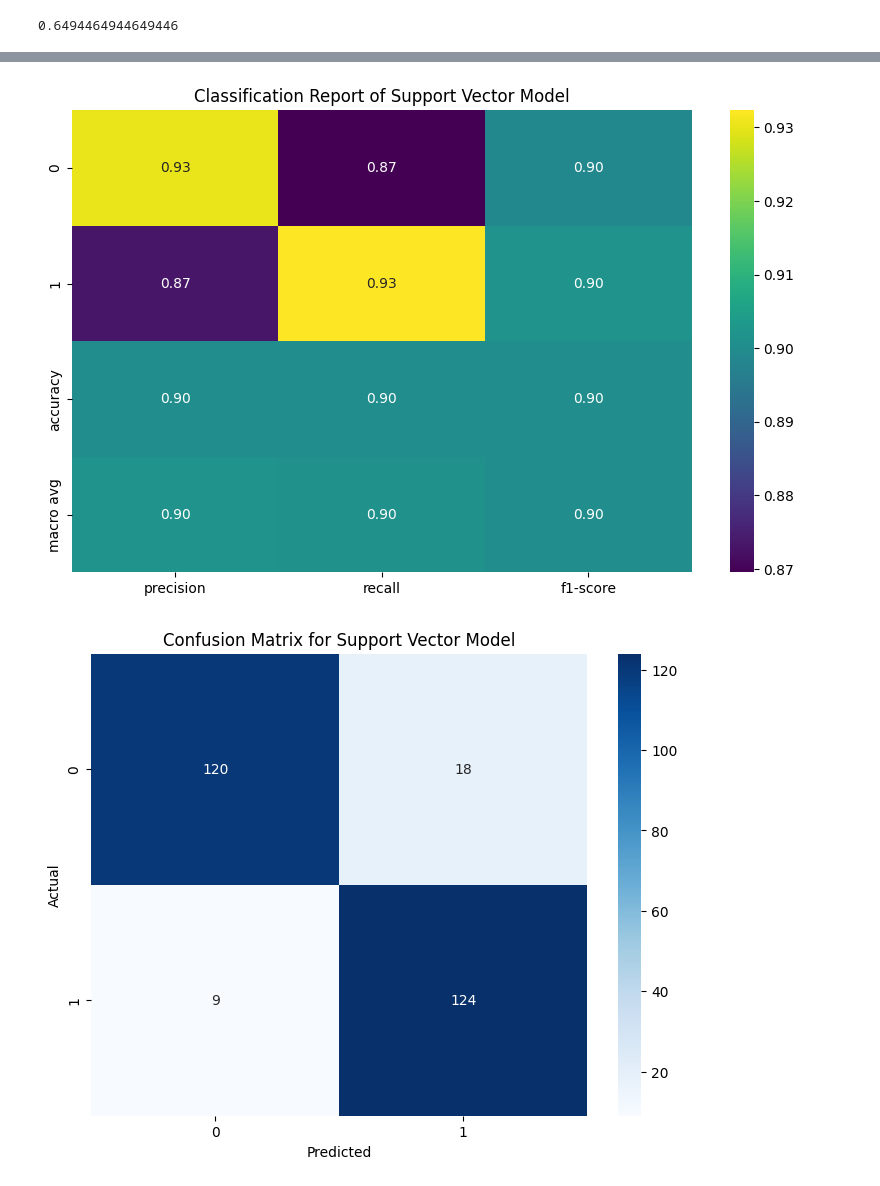
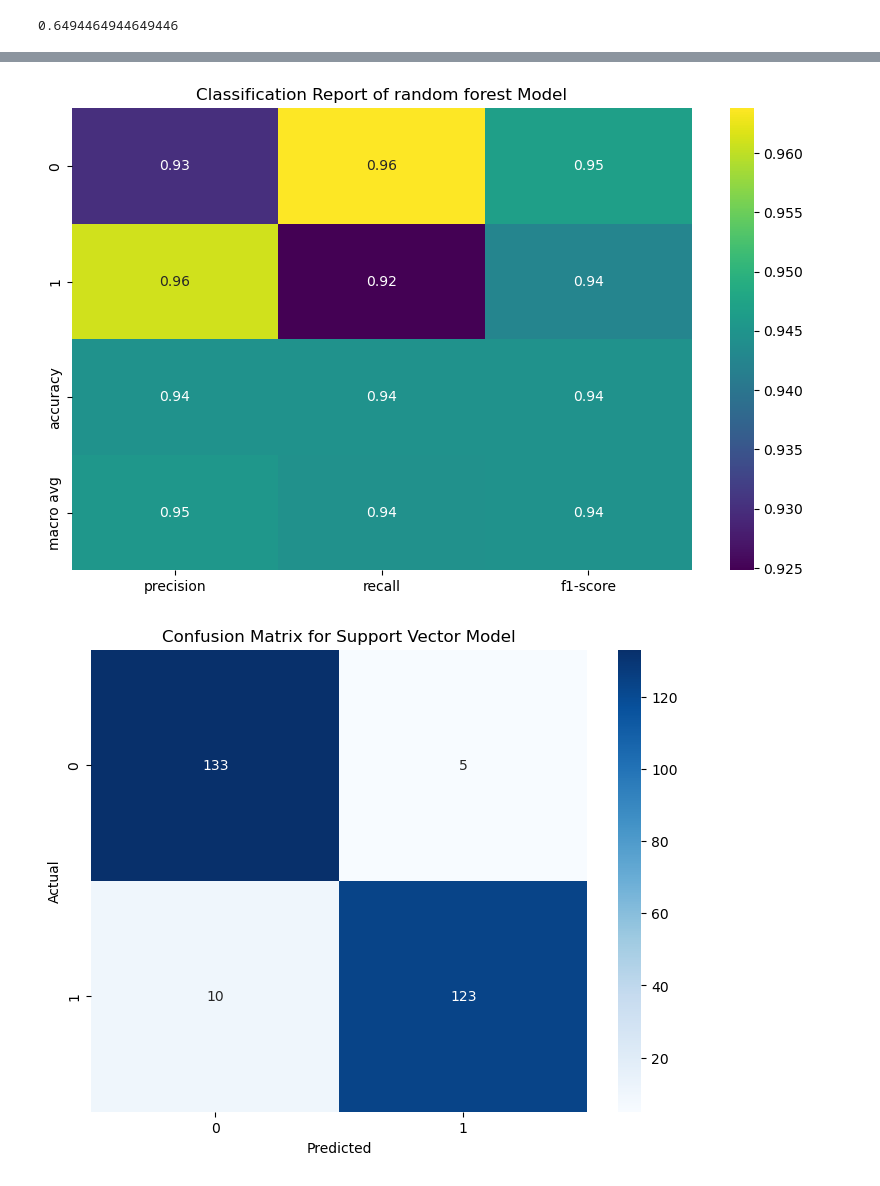
Before and after one commit to Ahmed72-AMSA/STC-Gradution-Project, a Jupyter notebook: Machine Learning/Loan_Approval_Classification/creditApprovalModel.ipynb, the cells around one changed output, grey strips where cells are left out. Drawn from its saved outputs; the diff is of its cells as text; code cells hidden in the pictures.

```diff
--- a/Machine Learning/Loan_Approval_Classification/creditApprovalModel.ipynb
+++ b/Machine Learning/Loan_Approval_Classification/creditApprovalModel.ipynb
@@ -322,7 +322,7 @@ plt.show()
 # %%
 from sklearn.preprocessing import StandardScaler
 Scaler = StandardScaler()
-x= merged_df.drop(['label'],axis=1)
+x = merged_df.drop(['label', 'Ind_ID',"Birthday_count"], axis=1)
 y=merged_df['label']
 Scaler.fit(x)
 x_scaled = Scaler.transform(x)
@@ -364,7 +378,7 @@ accuracy_score(y_test,LR_pred)
 # %% [output]
 0.6494464944649446
 # %%
-svc = SVC()
-svc.fit(x_train,y_train)
-svc.score(x_test,y_test)
+svc_model = SVC()
+svc_model.fit(x_train,y_train)
+svc_model.score(x_test,y_test)
 # %% [output]
@@ -371,0 +386,4 @@ svc.score(x_test,y_test)
+# %%
+rfc_model = RandomForestClassifier(random_state=42)
+rfc_model.fit(x_train,y_train)
+rfc_model.score(x_test,y_test)
@@ -371,0 +392,3 @@ svc.score(x_test,y_test)
+# %%
+rfc_pred = rfc_model.predict(x_test)
+rfc_pred
@@ -507,16 +567,16 @@ Overall ROC AUC for Support Vector Classifier Model: 0.9743
 # %%
-SVC_report = classification_report(y_test, svc_pred, output_dict=True)
+rfc_report = classification_report(y_test, rfc_pred, output_dict=True)
 # Convert the classification report to a DataFrame
-SVC_report_df = pd.DataFrame(SVC_report).transpose()
+rfc_report_df = pd.DataFrame(rfc_report).transpose()
 # Plot the heatmap
 plt.figure(figsize=(10, 6))
-sns.heatmap(SVC_report_df.iloc[:-1, :-1], annot=True, cmap='viridis', fmt=".2f")
-plt.title("Classification Report of Support Vector Model")
+sns.heatmap(rfc_report_df.iloc[:-1, :-1], annot=True, cmap='viridis', fmt=".2f")
+plt.title("Classification Report of random forest Model")
 plt.show()
 # %% [output]
-[figure, old version]
+[figure, new version]
 # %%
-y_test_pred = svc.predict(x_test)
+y_test_pred = rfc_model.predict(x_test)
 cm = confusion_matrix(y_test, y_test_pred)
 
 plt.figure(figsize=(8, 6))
@@ -526,7 +586,7 @@ plt.xlabel('Predicted')
 plt.ylabel('Actual')
 plt.show()
 # %% [output]
-[figure, old version]
+[figure, new version]
 # %%
 models = {
     'Logistic Regression': LR,
```
Also changed, not shown: parts of 24 cells of this notebook, 58 other files.
